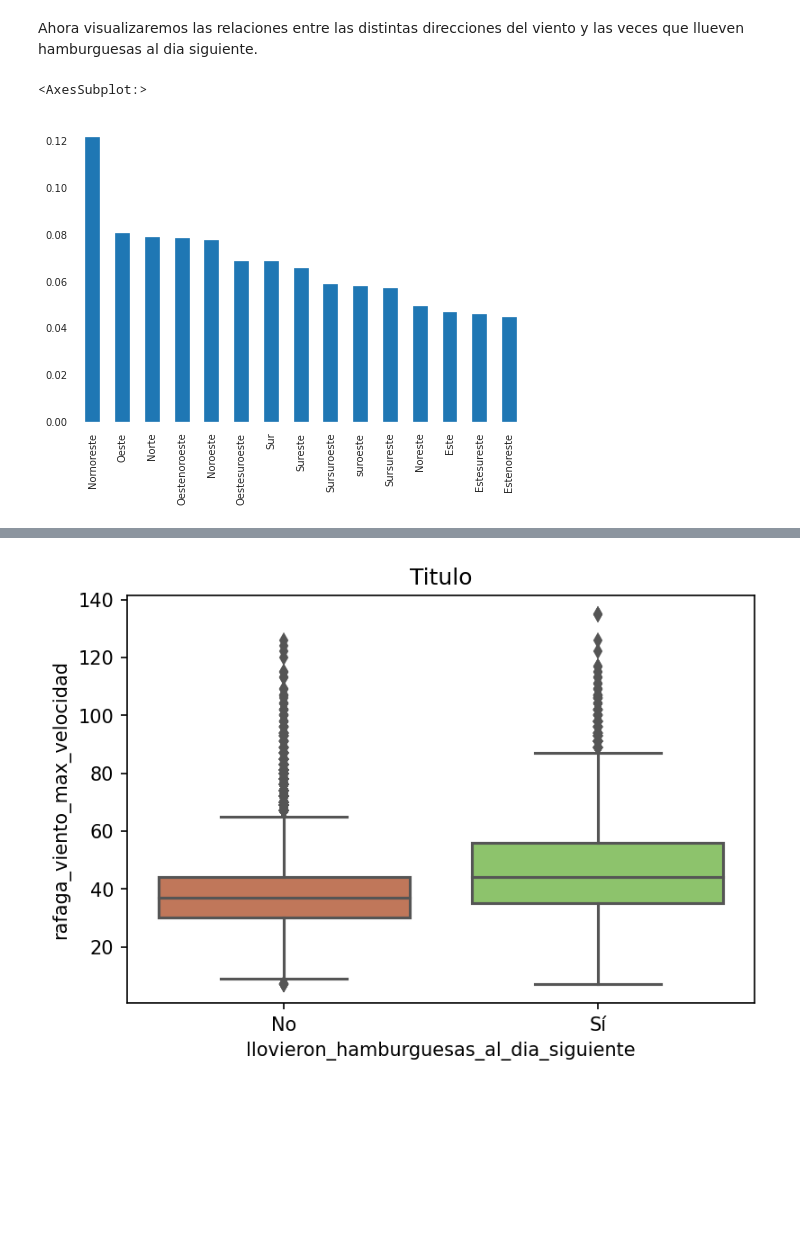
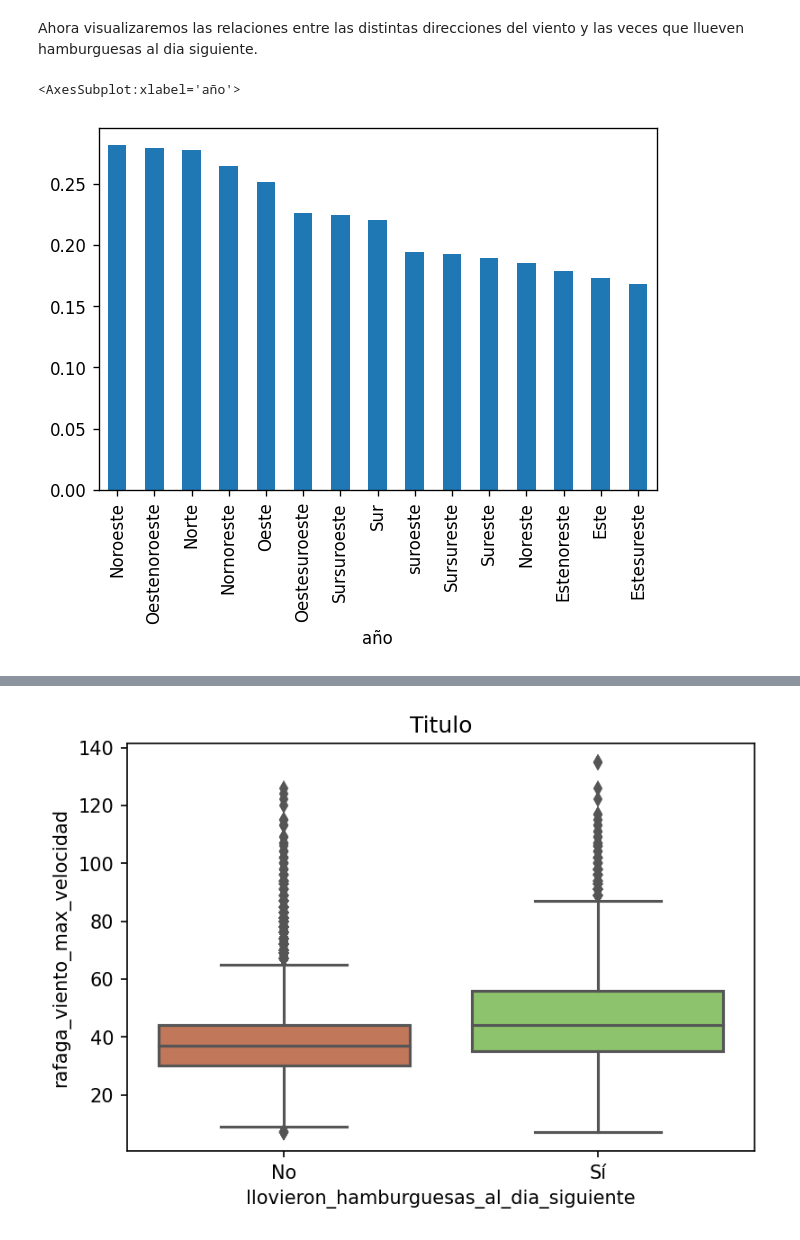
Before and after one commit to aflouret/lluvia-de-hamburguesas, a Jupyter notebook: tp.ipynb, the cells around one changed output, grey strips where cells are left out. Cells and saved outputs as stored; diff of their text form; code cells hidden in the pictures; blank space fills up the shorter version.

```diff
--- a/tp.ipynb
+++ b/tp.ipynb
@@ -419,8 +419,8 @@ En primer lugar analizaremos qué relación hay entre las distintas variables de
 # %% [markdown]
 Ahora visualizaremos las relaciones entre las distintas direcciones del viento y las veces que llueven hamburguesas al dia siguiente.
 # %%
-(df[df['llovieron_hamburguesas_al_dia_siguiente'] == 'si']['direccion_viento_tarde']).value_counts(normalize = True).sort_values(ascending=False).plot(kind='bar')
+((df[df['llovieron_hamburguesas_al_dia_siguiente'] == 'si'].groupby('direccion_viento_tarde').size())/(df.groupby('direccion_viento_tarde').size())).sort_values(ascending=False).plot(kind='bar', xlabel='año')
 # %% [output]
-<AxesSubplot:>
+<AxesSubplot:xlabel='año'>
-[figure, old version]
+[figure, new version]
 # %%
```
Also changed, not shown: parts of 44 cells of this notebook.
